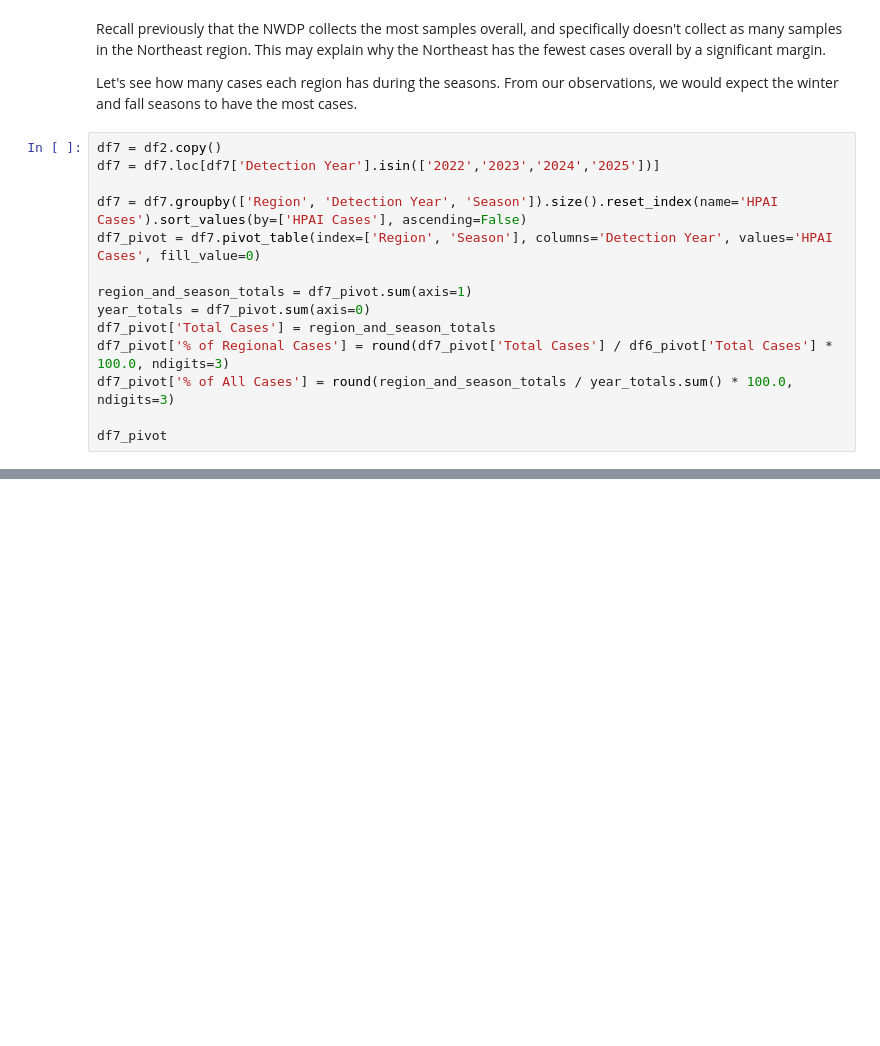
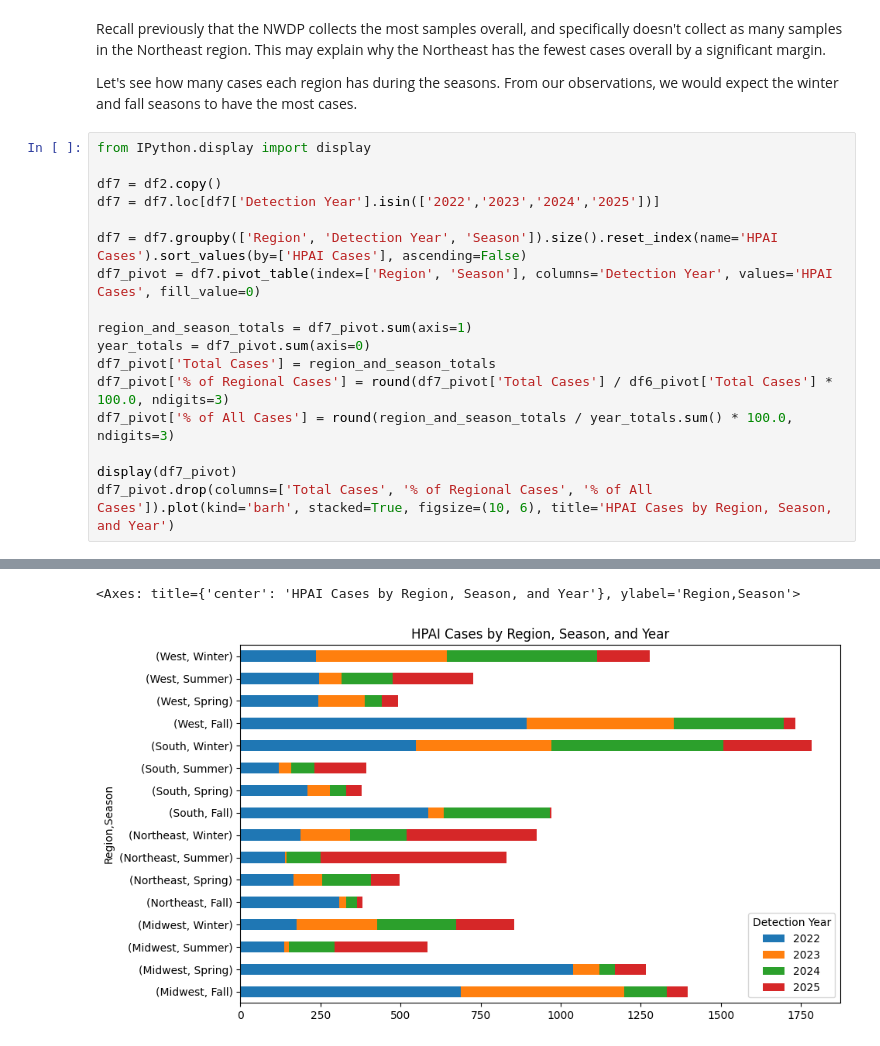
Before and after one commit to Sharyyy345/Math_316_Project1, a Jupyter notebook: notebooks/main_insights.ipynb, the cells around one changed output, grey strips where cells are left out. Saved outputs shown, nothing was run; the diff lists cells and outputs as text; blank space fills up the shorter version.

```diff
--- a/notebooks/main_insights.ipynb
+++ b/notebooks/main_insights.ipynb
@@ -259,38 +311,43 @@ Recall previously that the NWDP collects the most samples overall, and specifica
 
 Let's see how many cases each region has during the seasons. From our observations, we would expect the winter and fall seasons to have the most cases.
 # %%
+from IPython.display import display
+
 df7 = df2.copy()
 df7 = df7.loc[df7['Detection Year'].isin(['2022','2023','2024','2025'])]
 
 df7 = df7.groupby(['Region', 'Detection Year', 'Season']).size().reset_index(name='HPAI Cases').sort_values(by=['HPAI Cases'], ascending=False)
 df7_pivot = df7.pivot_table(index=['Region', 'Season'], columns='Detection Year', values='HPAI Cases', fill_value=0)
 
 region_and_season_totals = df7_pivot.sum(axis=1)
 year_totals = df7_pivot.sum(axis=0)
 df7_pivot['Total Cases'] = region_and_season_totals
 df7_pivot['% of Regional Cases'] = round(df7_pivot['Total Cases'] / df6_pivot['Total Cases'] * 100.0, ndigits=3)
 df7_pivot['% of All Cases'] = round(region_and_season_totals / year_totals.sum() * 100.0, ndigits=3)
 
-df7_pivot
+display(df7_pivot)
+df7_pivot.drop(columns=['Total Cases', '% of Regional Cases', '% of All Cases']).plot(kind='barh', stacked=True, figsize=(10, 6), title='HPAI Cases by Region, Season, and Year')
 # %% [output]
 |  | Detection Year | 2022 | 2023 | 2024 | 2025 | Total Cases | % of Regional Cases | % of All Cases |
 | Region | Season |  |  |  |  |  |  |  |
 | Midwest | Fall | 688.0 | 510.0 | 132.0 | 67.0 | 1397.0 | 34.057 | 9.636 |
 |  | Spring | 1039.0 | 82.0 | 47.0 | 99.0 | 1267.0 | 30.887 | 8.740 |
 |  | Summer | 137.0 | 14.0 | 143.0 | 290.0 | 584.0 | 14.237 | 4.028 |
 |  | Winter | 175.0 | 253.0 | 245.0 | 181.0 | 854.0 | 20.819 | 5.891 |
 | Northeast | Fall | 308.0 | 22.0 | 35.0 | 16.0 | 381.0 | 14.454 | 2.628 |
 |  | Spring | 165.0 | 91.0 | 153.0 | 89.0 | 498.0 | 18.892 | 3.435 |
 |  | Summer | 140.0 | 4.0 | 107.0 | 580.0 | 831.0 | 31.525 | 5.732 |
 |  | Winter | 187.0 | 156.0 | 176.0 | 407.0 | 926.0 | 35.129 | 6.388 |
 | South | Fall | 586.0 | 48.0 | 333.0 | 5.0 | 972.0 | 27.559 | 6.705 |
 |  | Spring | 209.0 | 71.0 | 50.0 | 48.0 | 378.0 | 10.717 | 2.607 |
 |  | Summer | 119.0 | 40.0 | 72.0 | 162.0 | 393.0 | 11.143 | 2.711 |
 |  | Winter | 549.0 | 423.0 | 535.0 | 277.0 | 1784.0 | 50.581 | 12.306 |
 | West | Fall | 894.0 | 458.0 | 345.0 | 35.0 | 1732.0 | 40.926 | 11.947 |
 |  | Spring | 244.0 | 145.0 | 52.0 | 52.0 | 493.0 | 11.649 | 3.401 |
 |  | Summer | 246.0 | 71.0 | 159.0 | 252.0 | 728.0 | 17.202 | 5.022 |
 |  | Winter | 235.0 | 409.0 | 470.0 | 165.0 | 1279.0 | 30.222 | 8.823 |
+<Axes: title={'center': 'HPAI Cases by Region, Season, and Year'}, ylabel='Region,Season'>
+[figure, added]
 # %% [markdown]
 Some observations:
 - In the Midwest, most cases were detected in the fall and spring seasons.
```
Also changed, not shown: parts of 23 cells of this notebook, 2 other files.
